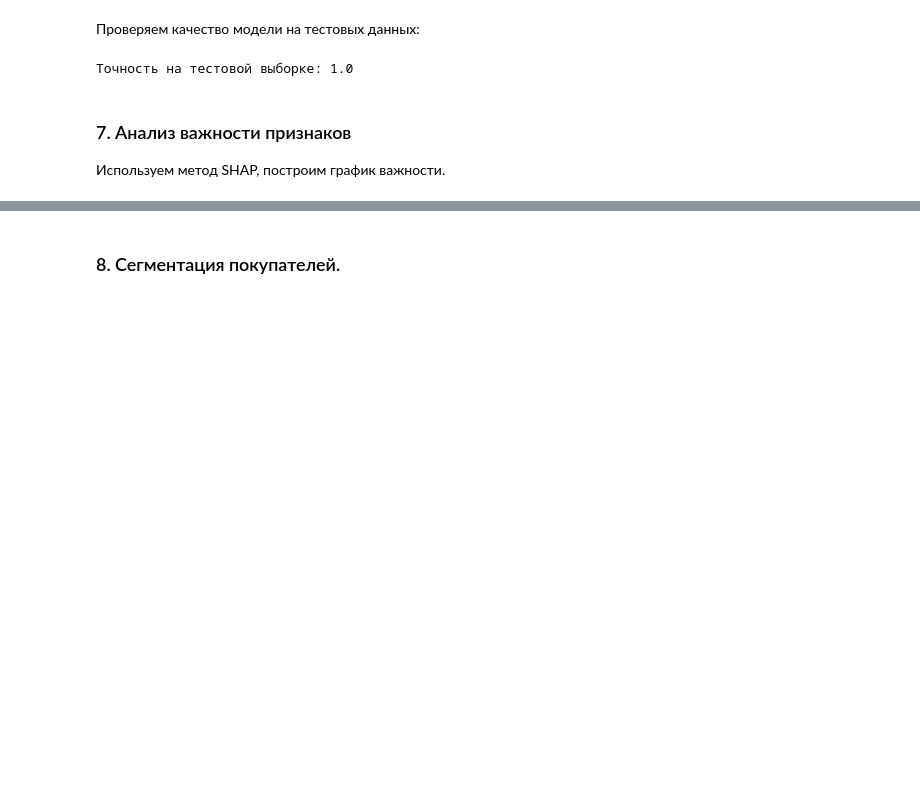
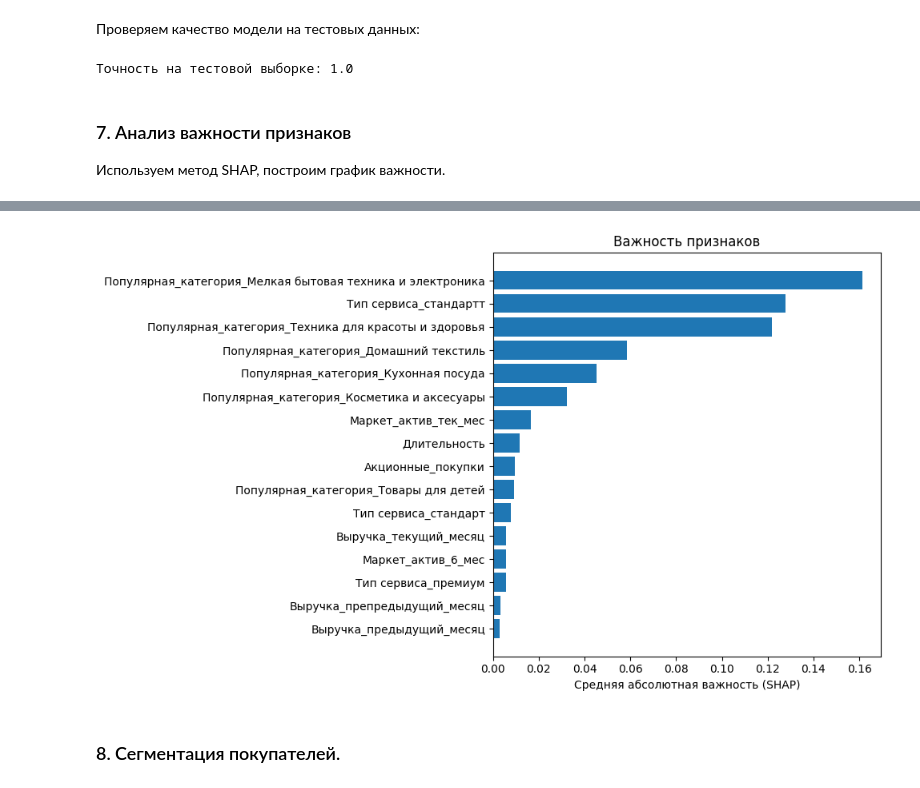
Before and after one commit to eugenii/DS_10_11, a Jupyter notebook: pr_11.ipynb, the cells around one changed output, grey strips where cells are left out. Cells and saved outputs as stored; diff of their text form; code cells hidden in the pictures; blank space fills up the shorter version.

```diff
--- a/pr_11.ipynb
+++ b/pr_11.ipynb
@@ -736,3 +718,21 @@ else:
+# %%
+# Вычисляем среднюю абсолютную важность по всем классам
+shap_importance = np.mean(np.abs(shap_values), axis=(0, 2))  # Форма: (16,)
+
+# Сортируем признаки по важности
+sorted_idx = np.argsort(shap_importance)
+sorted_features = [feature_names[i] for i in sorted_idx]
+sorted_values = shap_importance[sorted_idx]
+
+# Строим bar plot
+plt.figure(figsize=(10, 6))
+plt.barh(sorted_features, sorted_values, color='#1f77b4')
+plt.xlabel('Средняя абсолютная важность (SHAP)')
+plt.title('Важность признаков')
+plt.tight_layout()
+plt.show()
+# %% [output]
+[figure, added]
 # %% [markdown]
 ### 8. Сегментация покупателей.
 # %%
```
Also changed, not shown: parts of 26 cells of this notebook, 1 other file.
